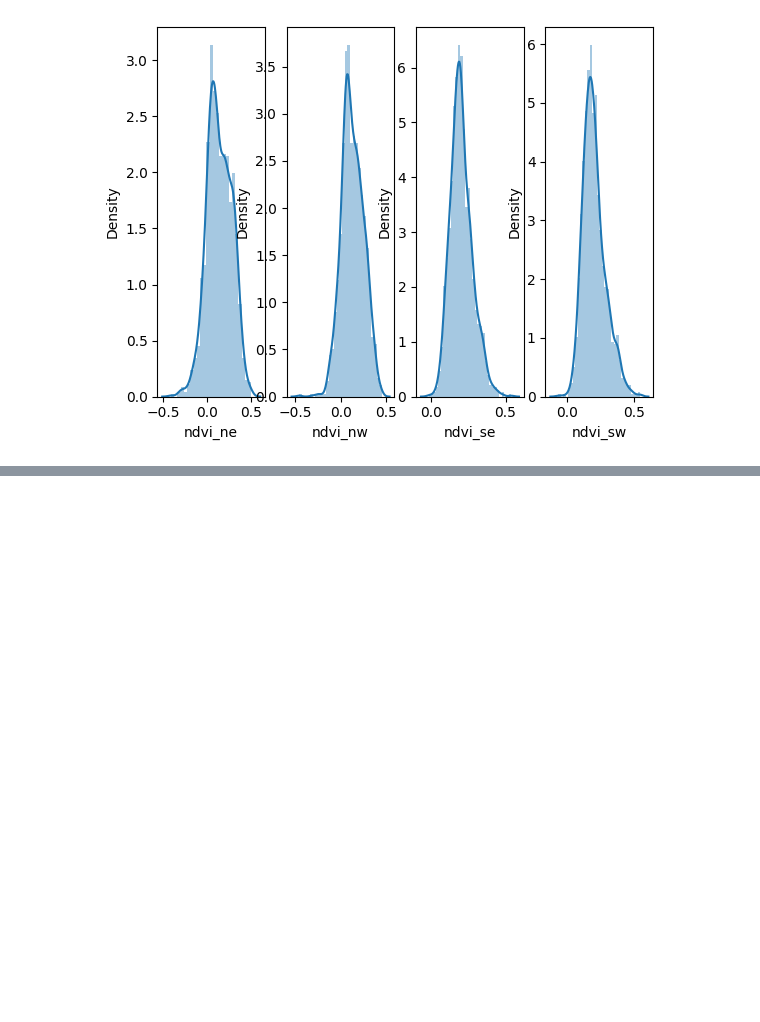
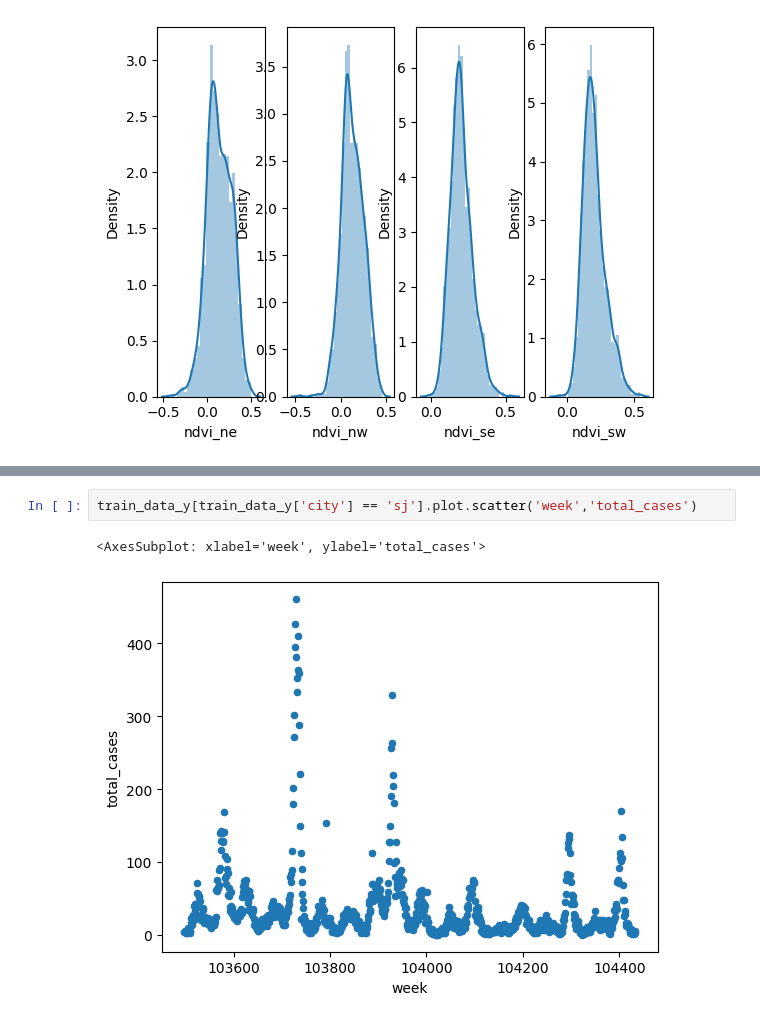
Before and after one commit to ncerutti/DengueAI-challenge, a Jupyter notebook: visualizations.ipynb, the cells around one changed output, grey strips where cells are left out. Cells and saved outputs as stored; diff of their text form; blank space fills up the shorter version.

```diff
--- a/visualizations.ipynb
+++ b/visualizations.ipynb
@@ -48,0 +84,5 @@ series_y =
+# %%
+train_data_y[train_data_y['city'] == 'sj'].plot.scatter('week','total_cases')
+# %% [output]
+<AxesSubplot: xlabel='week', ylabel='total_cases'>
+[figure, added]
```
Also changed, not shown: parts of 16 cells of this notebook, 3 other files.
